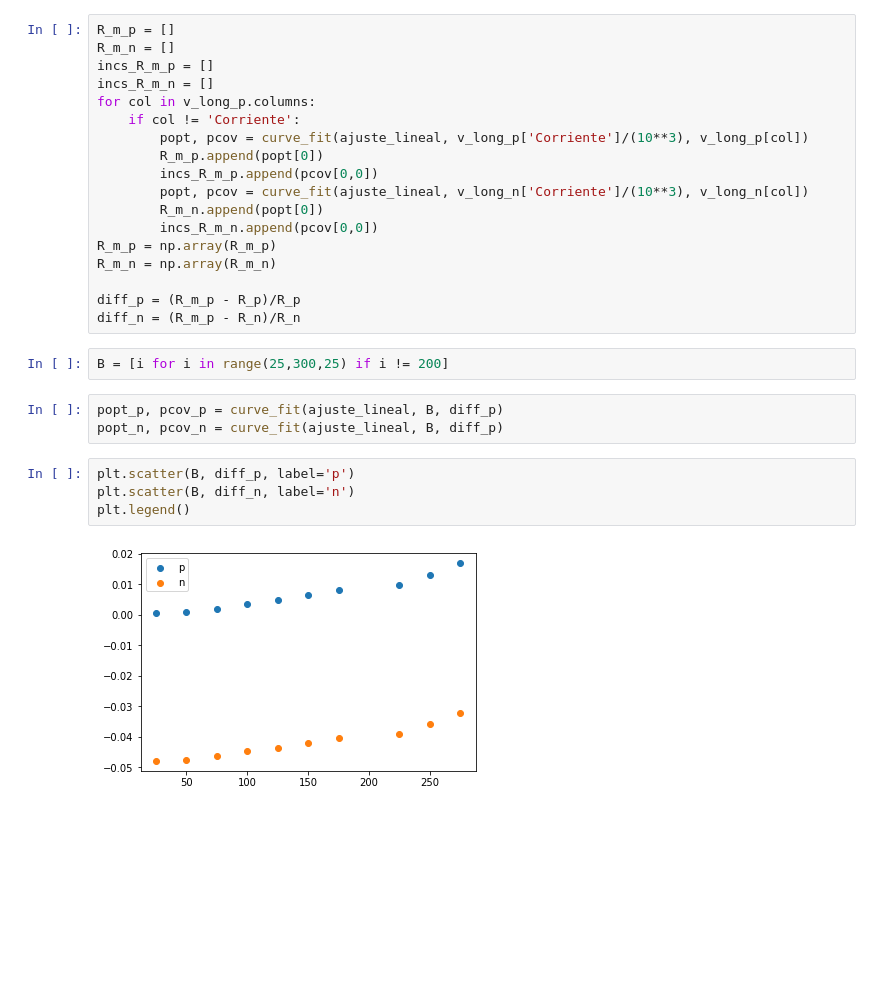
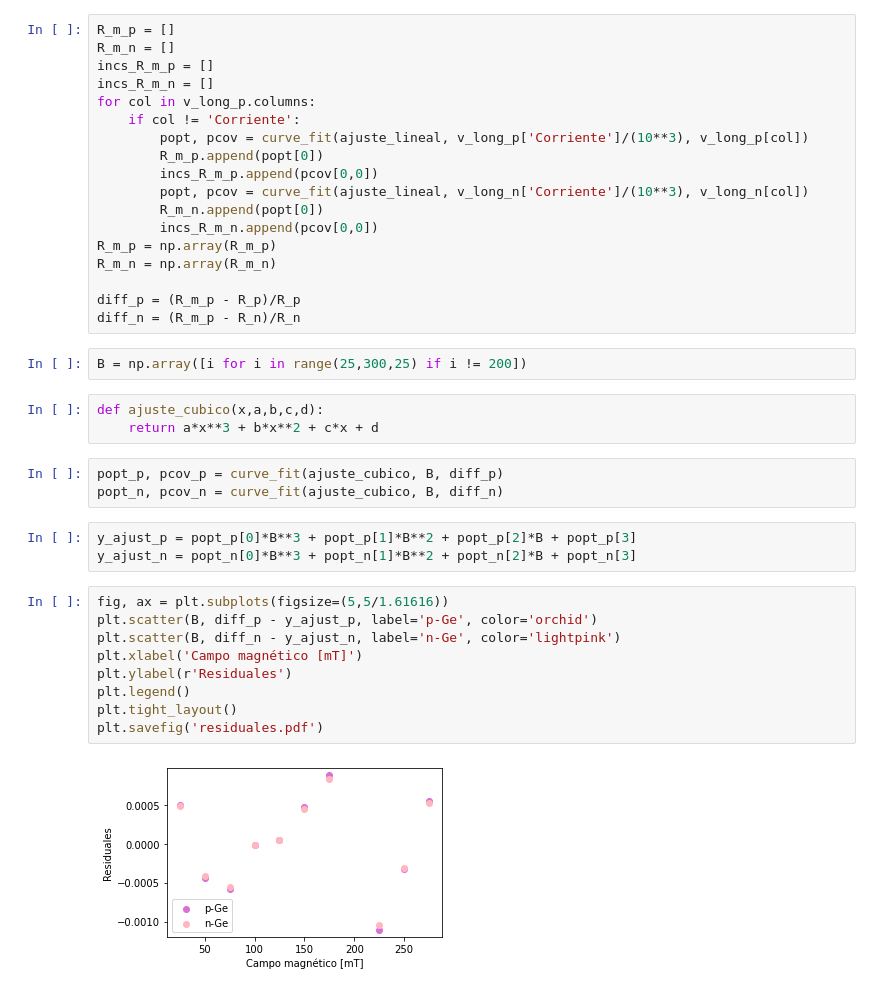
Before and after one commit to sofiaalvarezlopez/Laboratorio-Intermedio, a Jupyter notebook: Efecto Hall/Efecto Hall.ipynb, the cells around one changed output. Cells and saved outputs as stored; diff of their text form; blank space fills up the shorter version.

```diff
--- a/Efecto Hall/Efecto Hall.ipynb
+++ b/Efecto Hall/Efecto Hall.ipynb
@@ -383,13 +383,24 @@ R_m_n = np.array(R_m_n)
 diff_p = (R_m_p - R_p)/R_p
 diff_n = (R_m_p - R_n)/R_n
 # %%
-B = [i for i in range(25,300,25) if i != 200]
+B = np.array([i for i in range(25,300,25) if i != 200])
+# %%
+def ajuste_cubico(x,a,b,c,d):
+    return a*x**3 + b*x**2 + c*x + d
 # %%
-popt_p, pcov_p = curve_fit(ajuste_lineal, B, diff_p)
-popt_n, pcov_n = curve_fit(ajuste_lineal, B, diff_p)
+popt_p, pcov_p = curve_fit(ajuste_cubico, B, diff_p)
+popt_n, pcov_n = curve_fit(ajuste_cubico, B, diff_n)
-# %%
-plt.scatter(B, diff_p, label='p')
-plt.scatter(B, diff_n, label='n')
-plt.legend()
-# %% [output]
-[figure, removed]
+# %%
+y_ajust_p = popt_p[0]*B**3 + popt_p[1]*B**2 + popt_p[2]*B + popt_p[3]
+y_ajust_n = popt_n[0]*B**3 + popt_n[1]*B**2 + popt_n[2]*B + popt_n[3]
+# %%
+fig, ax = plt.subplots(figsize=(5,5/1.61616))
+plt.scatter(B, diff_p - y_ajust_p, label='p-Ge', color='orchid')
+plt.scatter(B, diff_n - y_ajust_n, label='n-Ge', color='lightpink')
+plt.xlabel('Campo magnético [mT]')
+plt.ylabel(r'Residuales')
+plt.legend()
+plt.tight_layout()
+plt.savefig('residuales.pdf')
+# %% [output]
+[figure, added]
```
Also changed, not shown: parts of 2 cells of this notebook, 2 other files.
